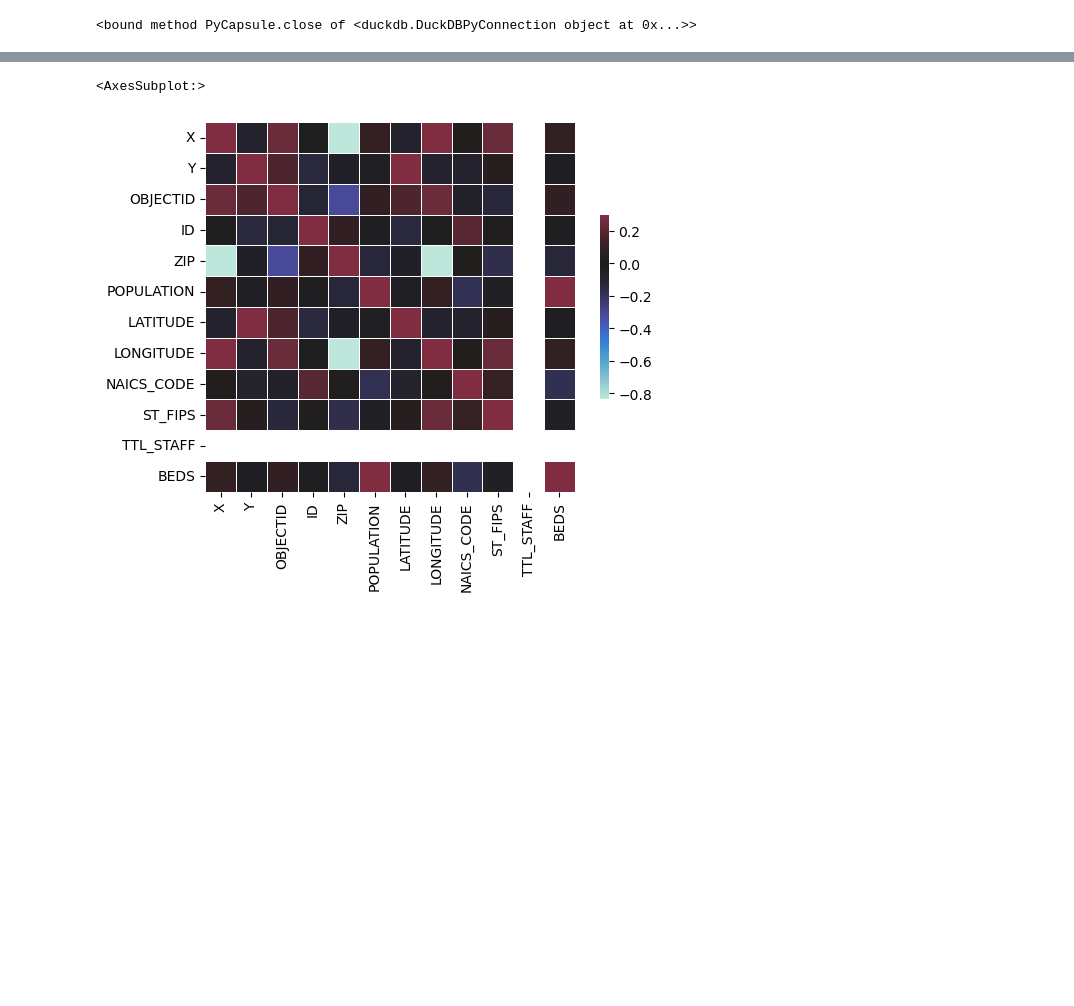
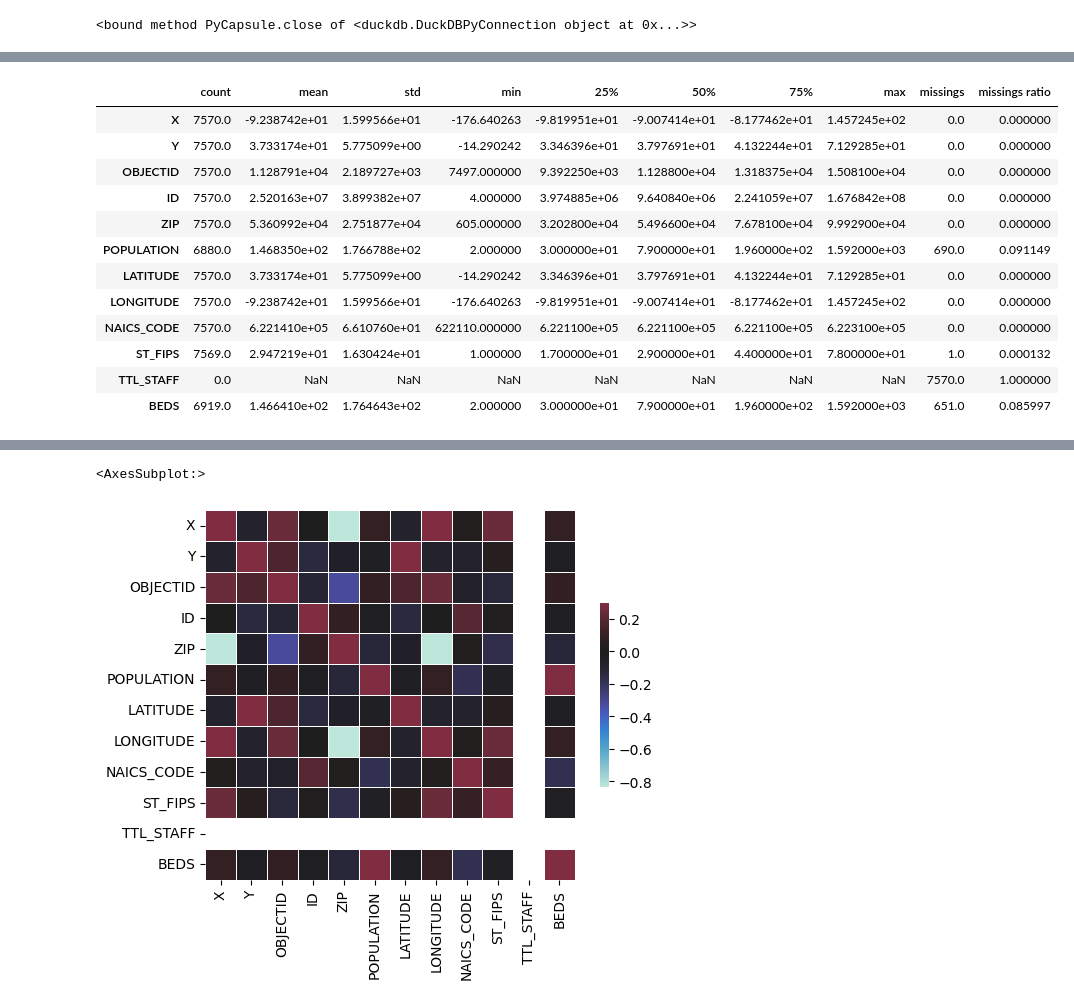
Before and after one commit to adriamd/ADSDB_project1, a Jupyter notebook: notebooks/hospitals_eda.ipynb, the cells around one changed output, grey strips where cells are left out. Drawn from its saved outputs; the diff is of its cells as text; code cells hidden in the pictures; blank space fills up the shorter version.

```diff
--- a/notebooks/hospitals_eda.ipynb
+++ b/notebooks/hospitals_eda.ipynb
@@ -34,3 +22,23 @@ df.describe()
+# %%
+df_numeric_description = df.describe().transpose()
+df_numeric_description["missings"] = len(df) - df_numeric_description["count"]
+#df.shape #len df
+df_numeric_description["missings ratio"] = df_numeric_description["missings"]/len(df)
+df_numeric_description
+# %% [output]
+|  | count | mean | std | min | 25% | 50% | 75% | max | missings | missings ratio |
+| X | 7570.0 | -9.238742e+01 | 1.599566e+01 | -176.640263 | -9.819951e+01 | -9.007414e+01 | -8.177462e+01 | 1.457245e+02 | 0.0 | 0.000000 |
+| Y | 7570.0 | 3.733174e+01 | 5.775099e+00 | -14.290242 | 3.346396e+01 | 3.797691e+01 | 4.132244e+01 | 7.129285e+01 | 0.0 | 0.000000 |
+| OBJECTID | 7570.0 | 1.128791e+04 | 2.189727e+03 | 7497.000000 | 9.392250e+03 | 1.128800e+04 | 1.318375e+04 | 1.508100e+04 | 0.0 | 0.000000 |
+| ID | 7570.0 | 2.520163e+07 | 3.899382e+07 | 4.000000 | 3.974885e+06 | 9.640840e+06 | 2.241059e+07 | 1.676842e+08 | 0.0 | 0.000000 |
+| ZIP | 7570.0 | 5.360992e+04 | 2.751877e+04 | 605.000000 | 3.202800e+04 | 5.496600e+04 | 7.678100e+04 | 9.992900e+04 | 0.0 | 0.000000 |
+| POPULATION | 6880.0 | 1.468350e+02 | 1.766788e+02 | 2.000000 | 3.000000e+01 | 7.900000e+01 | 1.960000e+02 | 1.592000e+03 | 690.0 | 0.091149 |
+| LATITUDE | 7570.0 | 3.733174e+01 | 5.775099e+00 | -14.290242 | 3.346396e+01 | 3.797691e+01 | 4.132244e+01 | 7.129285e+01 | 0.0 | 0.000000 |
+| LONGITUDE | 7570.0 | -9.238742e+01 | 1.599566e+01 | -176.640263 | -9.819951e+01 | -9.007414e+01 | -8.177462e+01 | 1.457245e+02 | 0.0 | 0.000000 |
+| NAICS_CODE | 7570.0 | 6.221410e+05 | 6.610760e+01 | 622110.000000 | 6.221100e+05 | 6.221100e+05 | 6.221100e+05 | 6.223100e+05 | 0.0 | 0.000000 |
+| ST_FIPS | 7569.0 | 2.947219e+01 | 1.630424e+01 | 1.000000 | 1.700000e+01 | 2.900000e+01 | 4.400000e+01 | 7.800000e+01 | 1.0 | 0.000132 |
+| TTL_STAFF | 0.0 | NaN | NaN | NaN | NaN | NaN | NaN | NaN | 7570.0 | 1.000000 |
+| BEDS | 6919.0 | 1.466410e+02 | 1.764643e+02 | 2.000000 | 3.000000e+01 | 7.900000e+01 | 1.960000e+02 | 1.592000e+03 | 651.0 | 0.085997 |
 # %%
 
 types_df = [str(x) for x in list(df.dtypes)]
```
Also changed, not shown: parts of 5 cells of this notebook.
